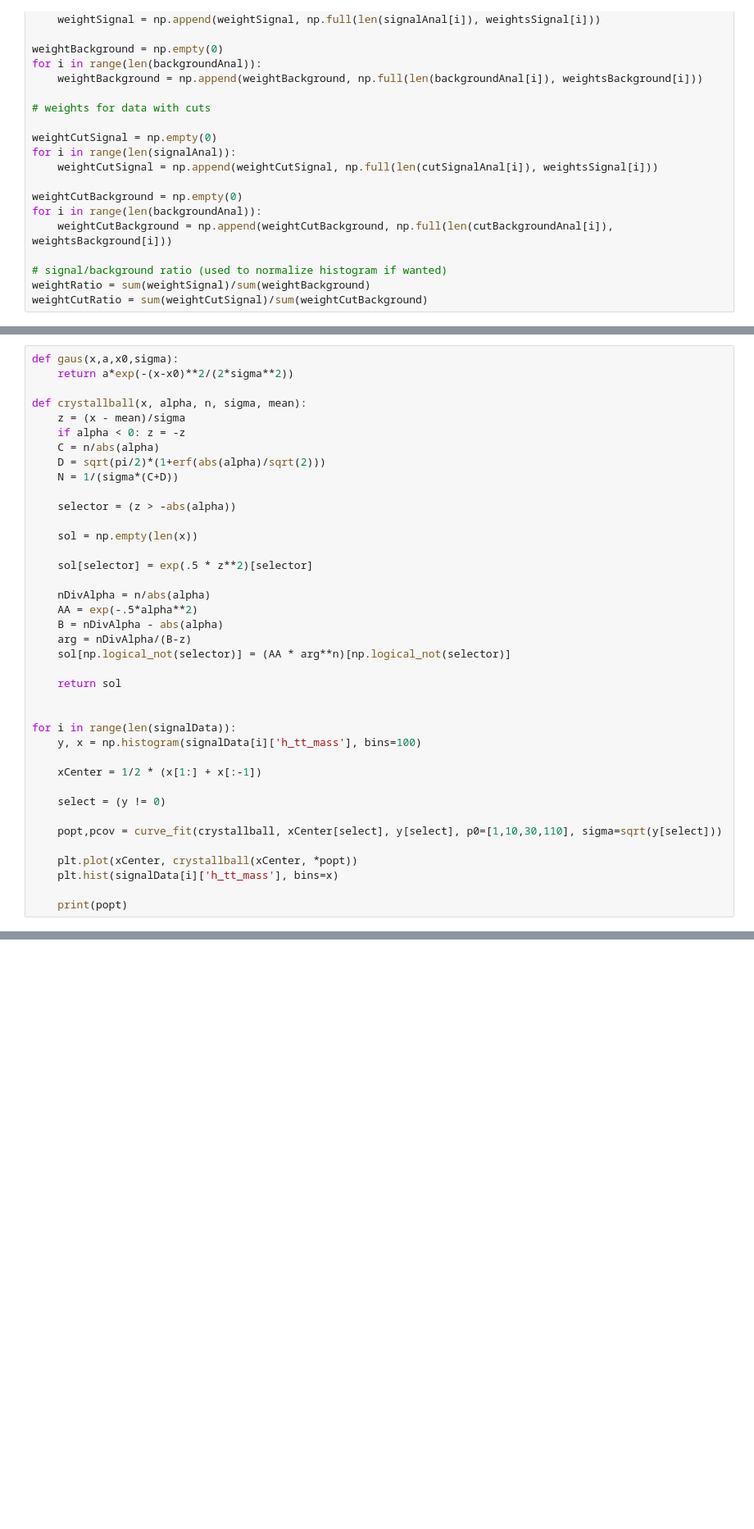
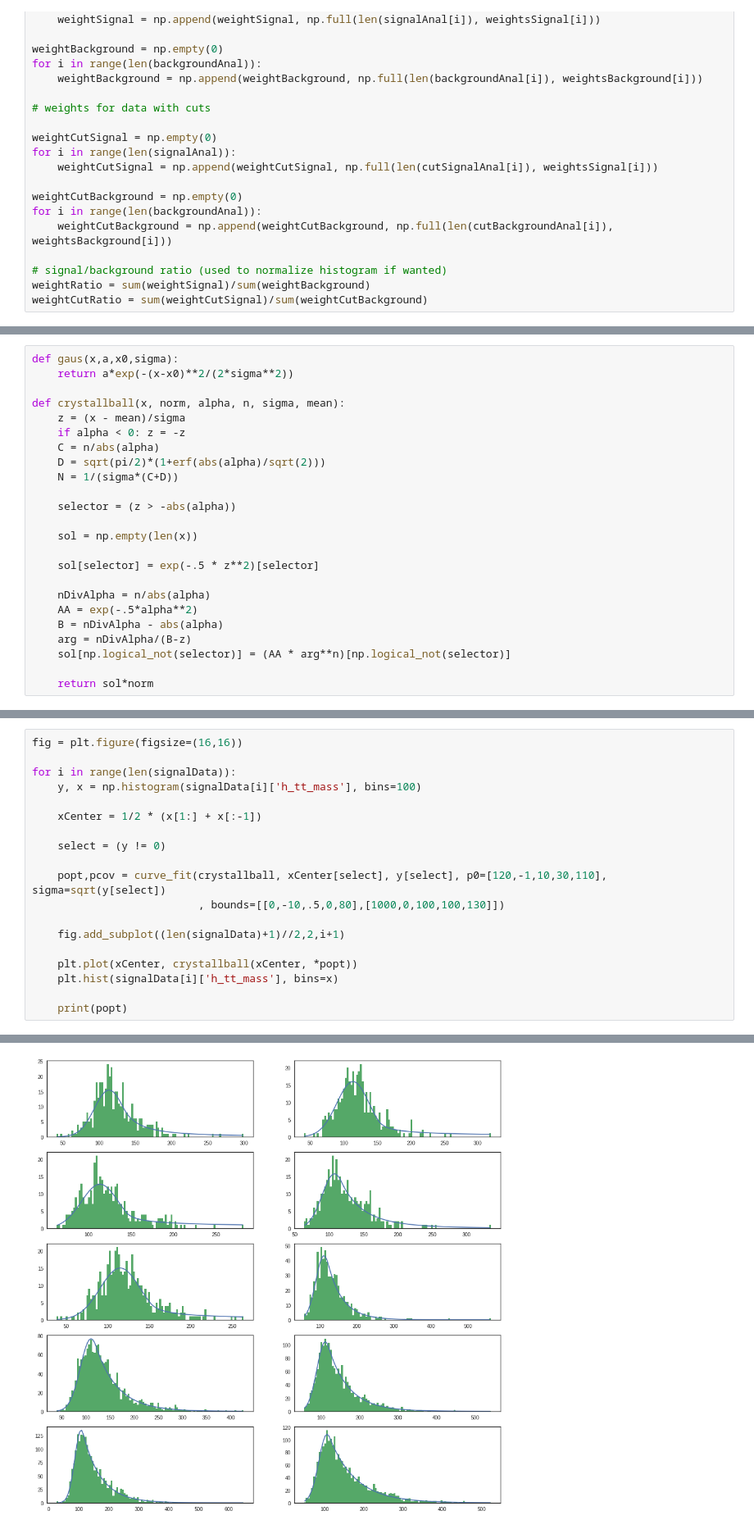
Before and after one commit to antcap96/estagio, a Jupyter notebook: Untitled.ipynb, the cells around one changed output, grey strips where cells are left out. Shown at 82% size. Drawn from its saved outputs; the diff is of its cells as text; blank space fills up the shorter version.

```diff
--- a/Untitled.ipynb
+++ b/Untitled.ipynb
@@ -238,7 +240,7 @@ plt.show()
 def gaus(x,a,x0,sigma):
     return a*exp(-(x-x0)**2/(2*sigma**2))
 
-def crystallball(x, alpha, n, sigma, mean):
+def crystallball(x, norm, alpha, n, sigma, mean):
     z = (x - mean)/sigma
     if alpha < 0: z = -z
     C = n/abs(alpha)
@@ -249,7 +251,7 @@ def crystallball(x, alpha, n, sigma, mean):
 
     sol = np.empty(len(x))
 
-    sol[selector] = exp(.5 * z**2)[selector]
+    sol[selector] = exp(-.5 * z**2)[selector]
 
     nDivAlpha = n/abs(alpha)
     AA = exp(-.5*alpha**2)
@@ -257,19 +259,4 @@ def crystallball(x, alpha, n, sigma, mean):
     arg = nDivAlpha/(B-z)
     sol[np.logical_not(selector)] = (AA * arg**n)[np.logical_not(selector)]
 
-    return sol
-
-
-for i in range(len(signalData)):
-    y, x = np.histogram(signalData[i]['h_tt_mass'], bins=100)
-
-    xCenter = 1/2 * (x[1:] + x[:-1])
-
-    select = (y != 0)
-
-    popt,pcov = curve_fit(crystallball, xCenter[select], y[select], p0=[1,10,30,110], sigma=sqrt(y[select]))
-
-    plt.plot(xCenter, crystallball(xCenter, *popt))
-    plt.hist(signalData[i]['h_tt_mass'], bins=x)
-
-    print(popt)
+    return sol*norm
@@ -287,0 +263,20 @@ for i in range(len(signalData)):
+# %%
+fig = plt.figure(figsize=(16,16))
+
+for i in range(len(signalData)):
+    y, x = np.histogram(signalData[i]['h_tt_mass'], bins=100)
+
+    xCenter = 1/2 * (x[1:] + x[:-1])
+
+    select = (y != 0)
+
+    popt,pcov = curve_fit(crystallball, xCenter[select], y[select], p0=[120,-1,10,30,110], sigma=sqrt(y[select])
+                          , bounds=[[0,-10,.5,0,80],[1000,0,100,100,130]])
+
+    fig.add_subplot((len(signalData)+1)//2,2,i+1)
+
+    plt.plot(xCenter, crystallball(xCenter, *popt))
+    plt.hist(signalData[i]['h_tt_mass'], bins=x)
+
+    print(popt)
+# %% [output]
@@ -287,0 +293 @@ for i in range(len(signalData)):
+[figure, added]
```
Also changed, not shown: parts of 5 cells of this notebook.
